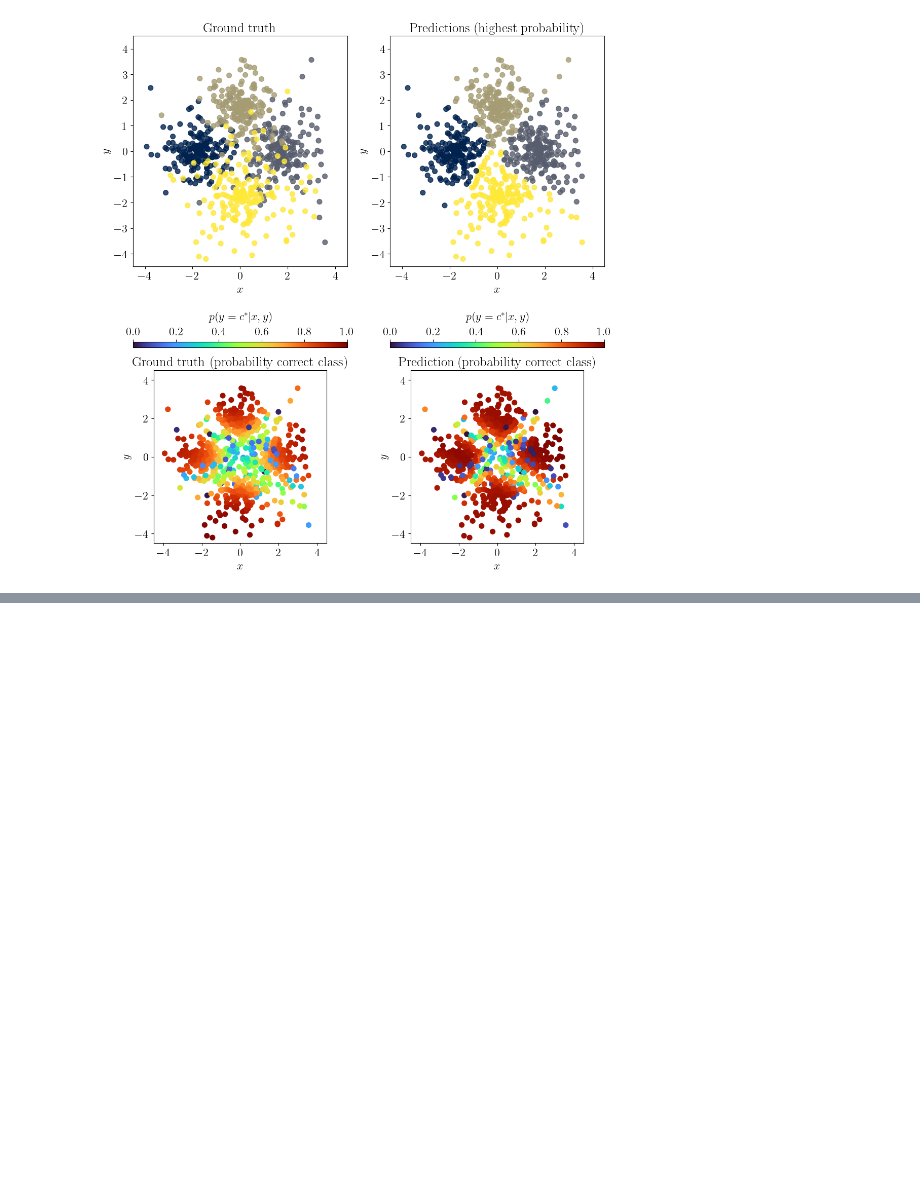
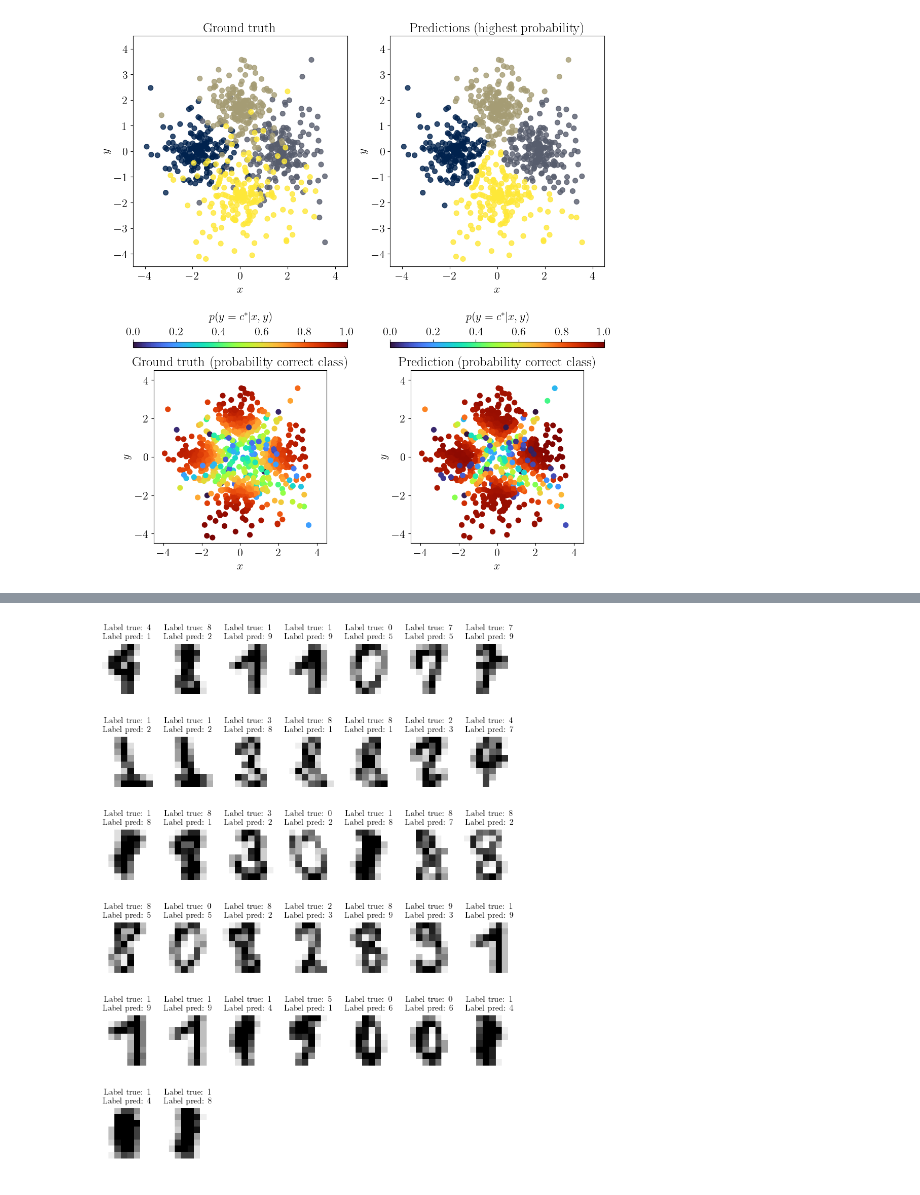
Before and after one commit to pastranacl/IAcobus, a Jupyter notebook: tutorial.ipynb, the cells around one changed output, grey strips where cells are left out. Cells and saved outputs as stored; diff of their text form; code cells hidden in the pictures; blank space fills up the shorter version.

```diff
--- a/tutorial.ipynb
+++ b/tutorial.ipynb
@@ -711,0 +814,43 @@ plt.show()
+# %%
+# Show images that are not correctly classified
+
+def find_wrongly_classified_numbers(images, pred_probs, true_labels_one_hot):
+    """
+        Returns those images that have been wrongly classified
+    """
+    pred_max_prob_labels = np.argmax(pred_probs, axis=0)
+    true_labels =  np.argmax(true_labels_one_hot, axis=0)
+    true_vs_pred = np.where( (pred_max_prob_labels - true_labels)==0, 0, 1)
+    wrong_images = numbers_pixels_test[:,true_vs_pred==1]
+
+    labels_wrong_images =  pred_max_prob_labels[true_vs_pred==1]
+    true_labels_wrong_images = true_labels[true_vs_pred==1]
+
+    return wrong_images, labels_wrong_images, true_labels_wrong_images
+
+wrongly_classified_images, labels_wrong_images, true_labels_wrong_images = find_wrongly_classified_numbers(numbers_pixels_test, pred_numbers_test, one_hot_numbers_labels_test)
+n_wrong = wrongly_classified_images.shape[1]
+n_plots_cols = int(np.ceil(np.sqrt(n_wrong)))
+n_plots_rows = int(np.ceil(n_wrong/n_plots_cols))
+
+
+fig, axes = plt.subplots(n_plots_rows, n_plots_cols, figsize=(n_plots_rows*1.5, n_plots_cols*1.7))
+
+col = 0
+row = 0
+for img_number, lbl_pred, lbl_class in zip(wrongly_classified_images.T, labels_wrong_images, true_labels_wrong_images):
+    axes[row, col].imshow(img_number.reshape(wh,wh), cmap=plt.cm.gray_r)
+    axes[row, col].set_title(f'Label true: {lbl_class}\n Label pred: {lbl_pred}', fontsize = 10)
+
+    col += 1
+    if col==n_plots_cols:
+        col = 0
+        row += 1
+
+for i in range(n_plots_rows):
+    for j in range(n_plots_cols):
+        axes[i, j].axis('off')
+
+plt.show()
+# %% [output]
+[figure, added]
```
Also changed, not shown: parts of 16 cells of this notebook, 2 other files.
